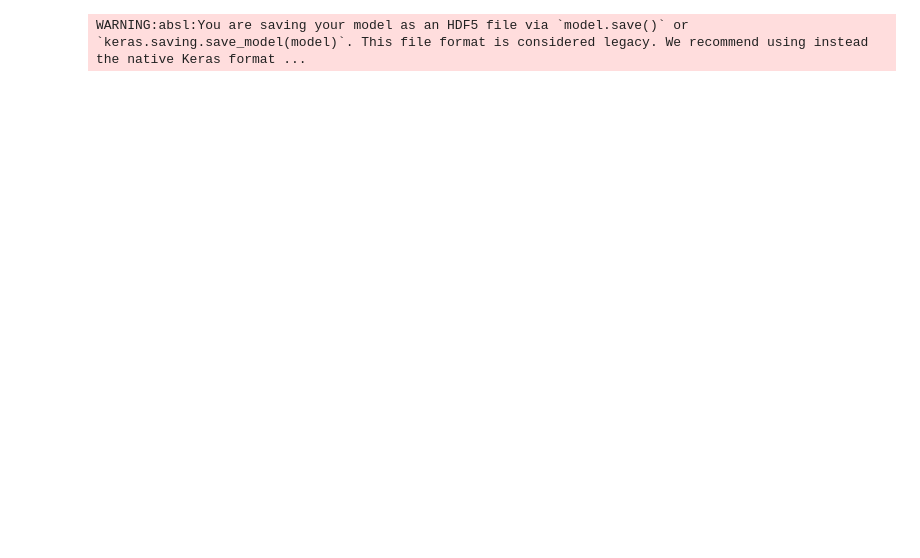
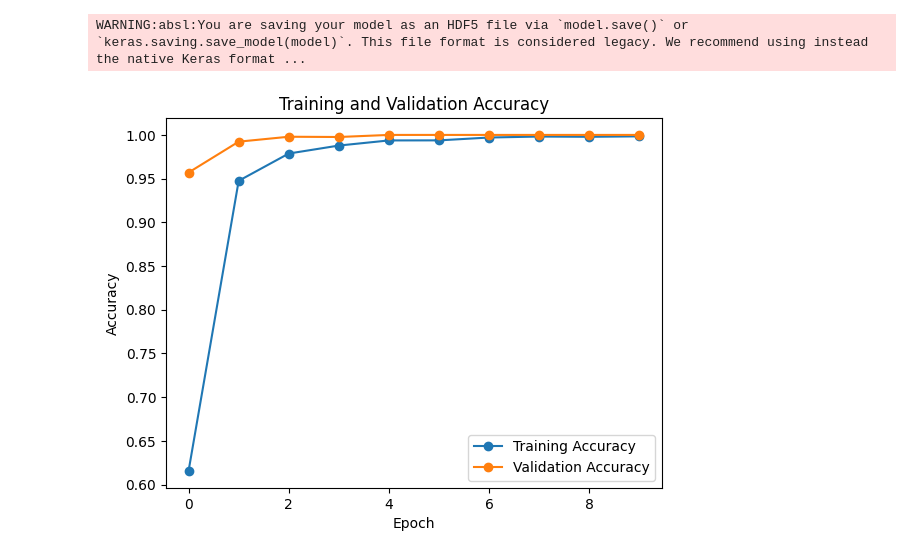
Before and after one commit to KDTigang/fruit, a Jupyter notebook: test.ipynb, the cells around one changed output. Saved outputs shown, nothing was run; the diff lists cells and outputs as text; code cells hidden in the pictures; blank space fills up the shorter version.

```diff
--- a/test.ipynb
+++ b/test.ipynb
@@ -36 +80,9 @@ Found 3361 images belonging to 33 classes.
+# %%
+global_average_layer = tf.keras.layers.GlobalAveragePooling2D()
+prediction_layer = tf.keras.layers.Dense(num_classes)
+# %%
+data_augmentation = tf.keras.Sequential([
+    tf.keras.layers.RandomFlip('horizontal'),
+    tf.keras.layers.RandomRotation(0.2)
+])
 # %%
@@ -49,3 +98,11 @@ model=models.Sequential([
+# %%
+optimizer = tf.keras.optimizers.Adam(learning_rate=0.0001)
+
+model.compile(
+    optimizer=optimizer,
+    loss=tf.keras.losses.SparseCategoricalCrossentropy(from_logits=True),
+    metrics=['accuracy']
+)
 # %%
 model.compile(optimizer='Adam',
                loss=tf.keras.losses.CategoricalCrossentropy(),
@@ -55,7 +136,12 @@ model.compile(optimizer='Adam',
 # %%
-model.fit(traiM,
-        batch_size=None, epochs=5,
-        verbose=1, validation_data=testM,
-        validation_steps=None,
-        validation_freq=1)
+import tensorflow as tf
+
+early_stopping = tf.keras.callbacks.EarlyStopping(patience=3)
+
+history = model.fit(
+    train_ds,
+    epochs=10,
+    validation_data=val_ds,
+    callbacks=[early_stopping]
+)
 # %% [output]
@@ -74,2 +170,12 @@ model.save("model_epoch_10.h5")
 # %% [output]
 WARNING:absl:You are saving your model as an HDF5 file via `model.save()` or `keras.saving.save_model(model)`. This file format is considered legacy. We recommend using instead the native Keras format ...
+# %%
+plt.plot(history.history['accuracy'], label='Training Accuracy', marker='o')
+plt.plot(history.history['val_accuracy'], label='Validation Accuracy',marker='o')
+plt.xlabel('Epoch')
+plt.ylabel('Accuracy')
+plt.title('Training and Validation Accuracy')
+plt.legend()
+plt.show()
+# %% [output]
+[figure, added]
```
Also changed, not shown: parts of 11 cells of this notebook.
